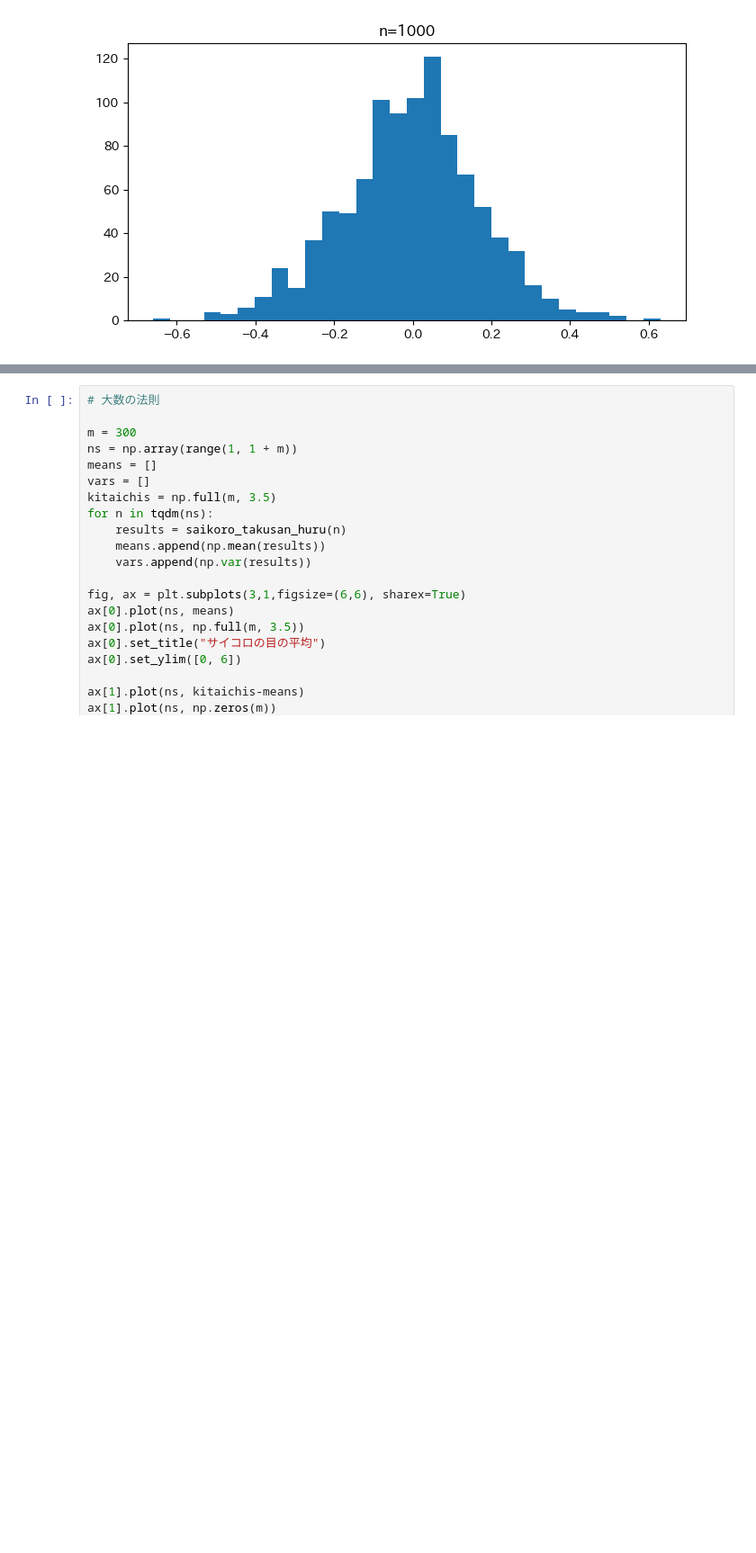
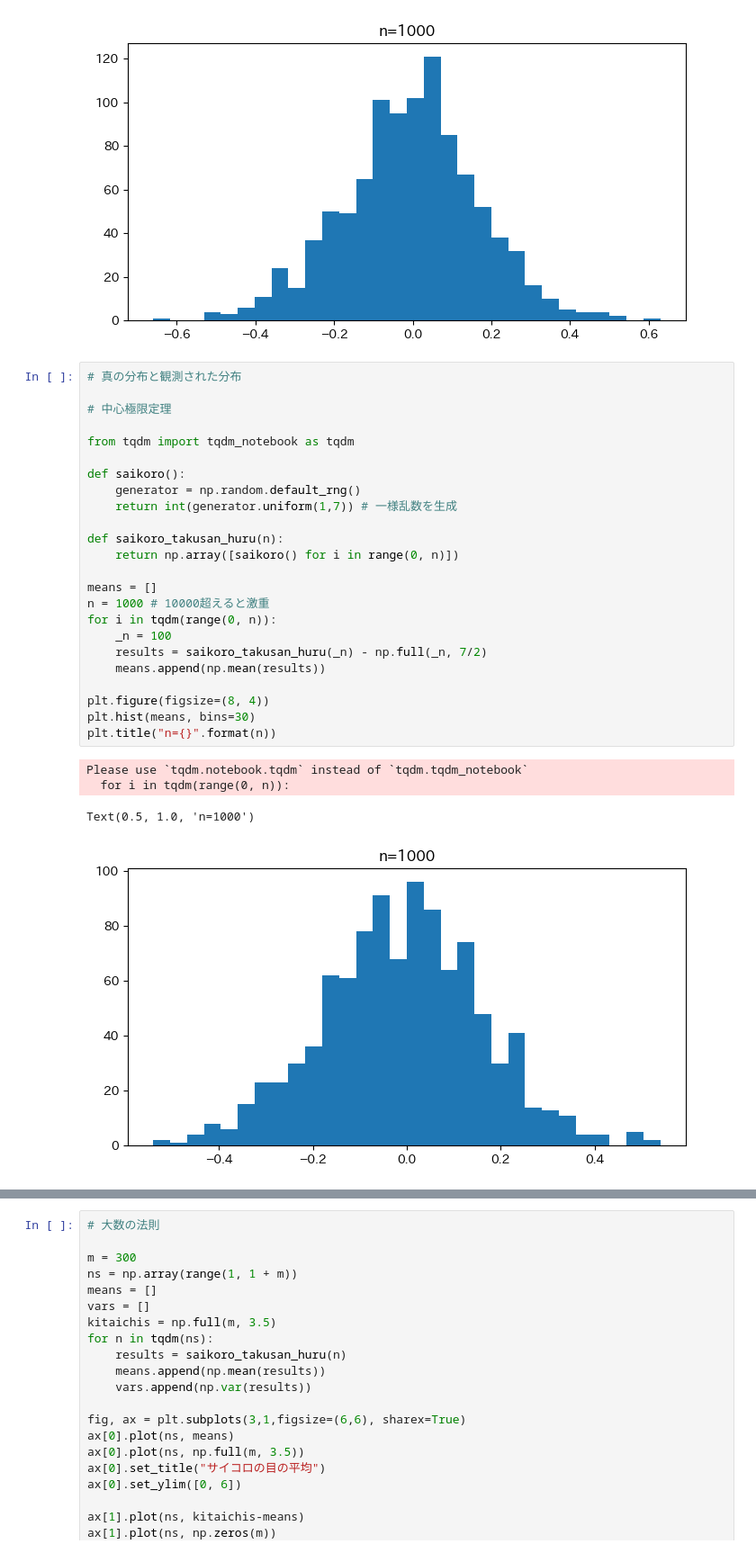
Before and after one commit to rtr-x8/simple-jupyter-231225, a Jupyter notebook: slide.ipynb, the cells around one changed output, grey strips where cells are left out. Shown at 90% size. Cells and saved outputs as stored; diff of their text form; blank space fills up the shorter version.

```diff
--- a/slide.ipynb
+++ b/slide.ipynb
@@ -188,3 +188,32 @@ Please use `tqdm.notebook.tqdm` instead of `tqdm.tqdm_notebook`
   for i in tqdm(range(0, n)):
 Text(0.5, 1.0, 'n=1000')
 [figure]
+# %%
+# 真の分布と観測された分布
+
+# 中心極限定理
+
+from tqdm import tqdm_notebook as tqdm
+
+def saikoro():
+    generator = np.random.default_rng()
+    return int(generator.uniform(1,7)) # 一様乱数を生成
+
+def saikoro_takusan_huru(n):
+    return np.array([saikoro() for i in range(0, n)])
+
+means = []
+n = 1000 # 10000超えると激重
+for i in tqdm(range(0, n)):
+    _n = 100
+    results = saikoro_takusan_huru(_n) - np.full(_n, 7/2)
+    means.append(np.mean(results))
+
+plt.figure(figsize=(8, 4))
+plt.hist(means, bins=30)
+plt.title("n={}".format(n))
+# %% [output]
+Please use `tqdm.notebook.tqdm` instead of `tqdm.tqdm_notebook`
+  for i in tqdm(range(0, n)):
+Text(0.5, 1.0, 'n=1000')
+[figure, added]
```
Also changed, not shown: parts of 5 cells of this notebook, 4 other files.
